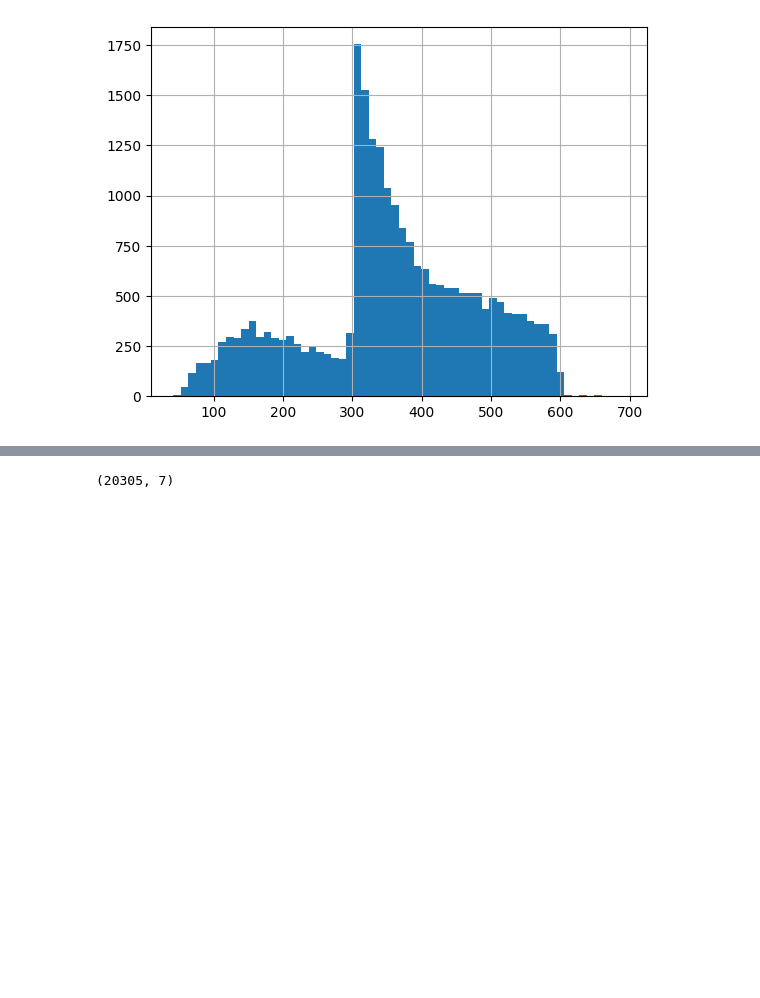
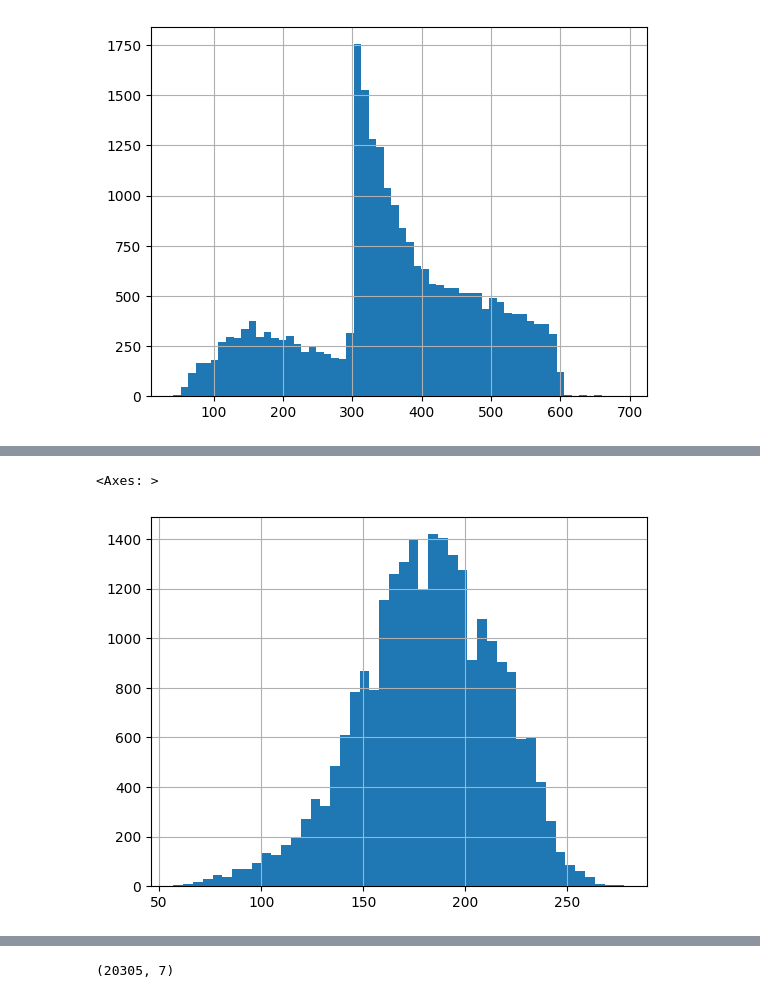
Before and after one commit to xendalm/vyzhimka, a Jupyter notebook: notebooks/datasets.ipynb, the cells around one changed output, grey strips where cells are left out. Saved outputs shown, nothing was run; the diff lists cells and outputs as text; code cells hidden in the pictures; blank space fills up the shorter version.

```diff
--- a/notebooks/datasets.ipynb
+++ b/notebooks/datasets.ipynb
@@ -484,3 +510,8 @@ df['target_words'].hist(bins=46)
+# %%
+df['target_tokens'].hist(bins=46)
+# %% [output]
+<Axes: >
+[figure, added]
 # %%
 df['compression_ratio_words'].hist(bins=30)
 # %% [output]
```
Also changed, not shown: parts of 22 cells of this notebook, 7 other files.
